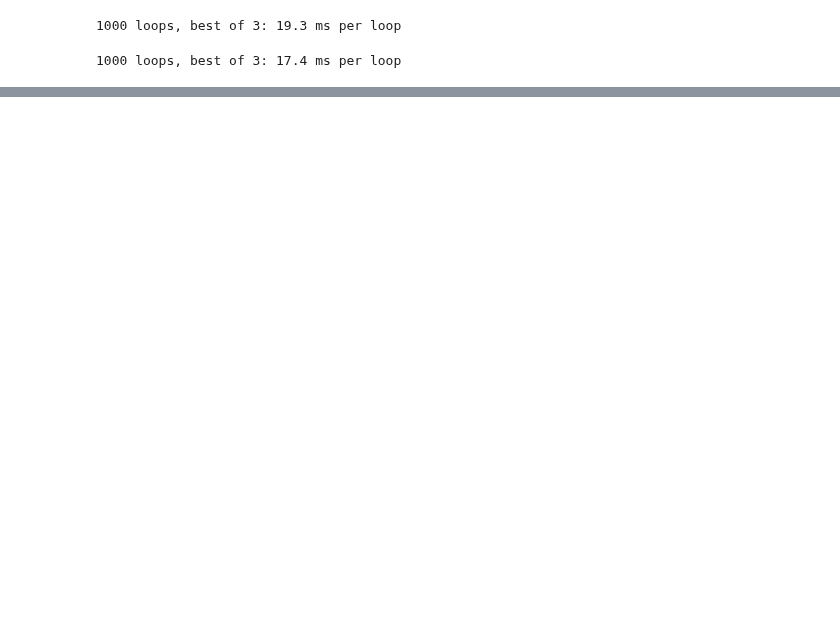
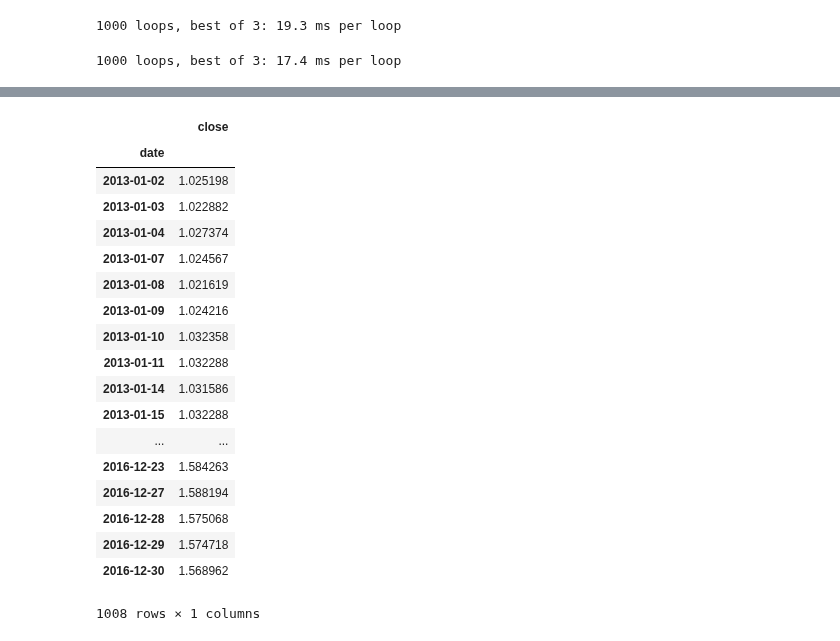
Before and after one commit to jlouie3/Conda_Notebooks, a Jupyter notebook: Projects/ReinforcmentLearning/Q-Learning.ipynb, the cells around one changed output, grey strips where cells are left out. Drawn from its saved outputs; the diff is of its cells as text; code cells hidden in the pictures; blank space fills up the shorter version.

```diff
--- a/Projects/ReinforcmentLearning/Q-Learning.ipynb
+++ b/Projects/ReinforcmentLearning/Q-Learning.ipynb
@@ -503,0 +304,22 @@ for s in b:
+# %%
+reward_df.loc['2013-01-01':'2016-12-31']
+# %% [output]
+|  | close |
+| date |  |
+| 2013-01-02 | 1.025198 |
+| 2013-01-03 | 1.022882 |
+| 2013-01-04 | 1.027374 |
+| 2013-01-07 | 1.024567 |
+| 2013-01-08 | 1.021619 |
+| 2013-01-09 | 1.024216 |
+| 2013-01-10 | 1.032358 |
+| 2013-01-11 | 1.032288 |
+| 2013-01-14 | 1.031586 |
+| 2013-01-15 | 1.032288 |
+| ... | ... |
+| 2016-12-23 | 1.584263 |
+| 2016-12-27 | 1.588194 |
+| 2016-12-28 | 1.575068 |
+| 2016-12-29 | 1.574718 |
+| 2016-12-30 | 1.568962 |
+1008 rows × 1 columns
```
Also changed, not shown: parts of 6 cells of this notebook, 11 other files.
